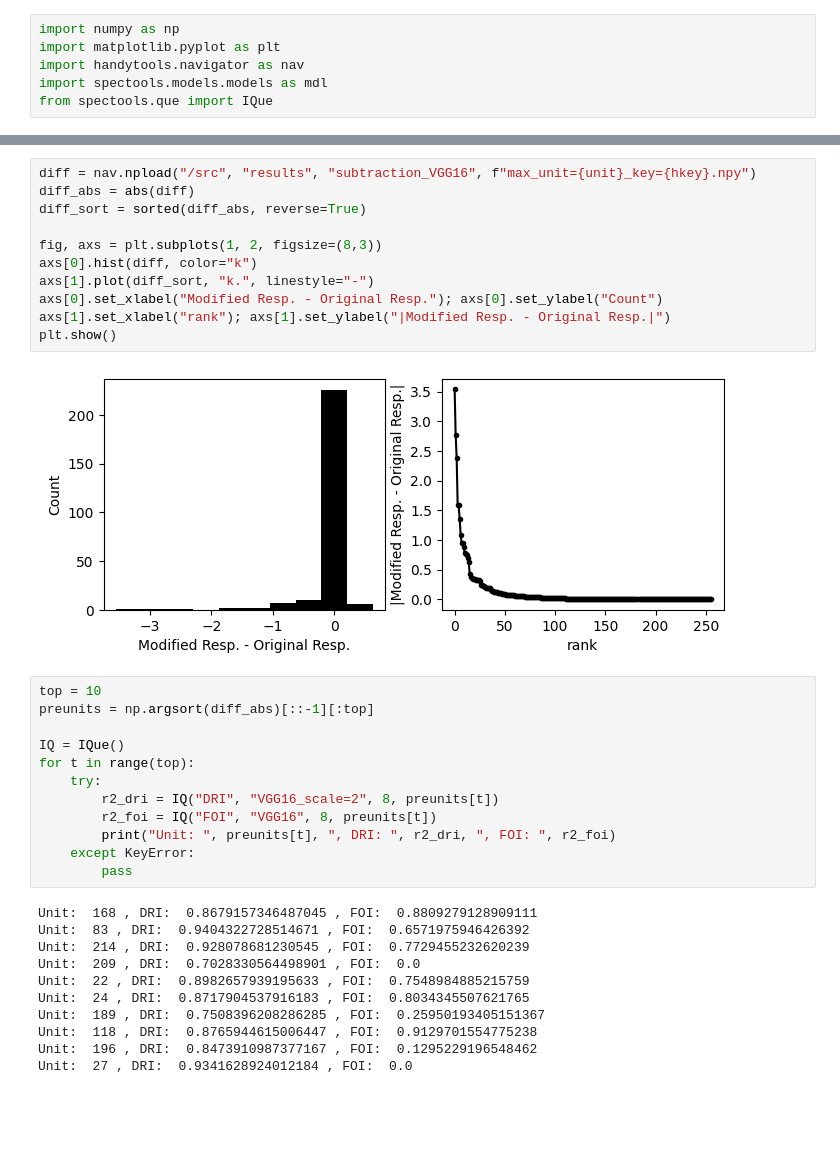
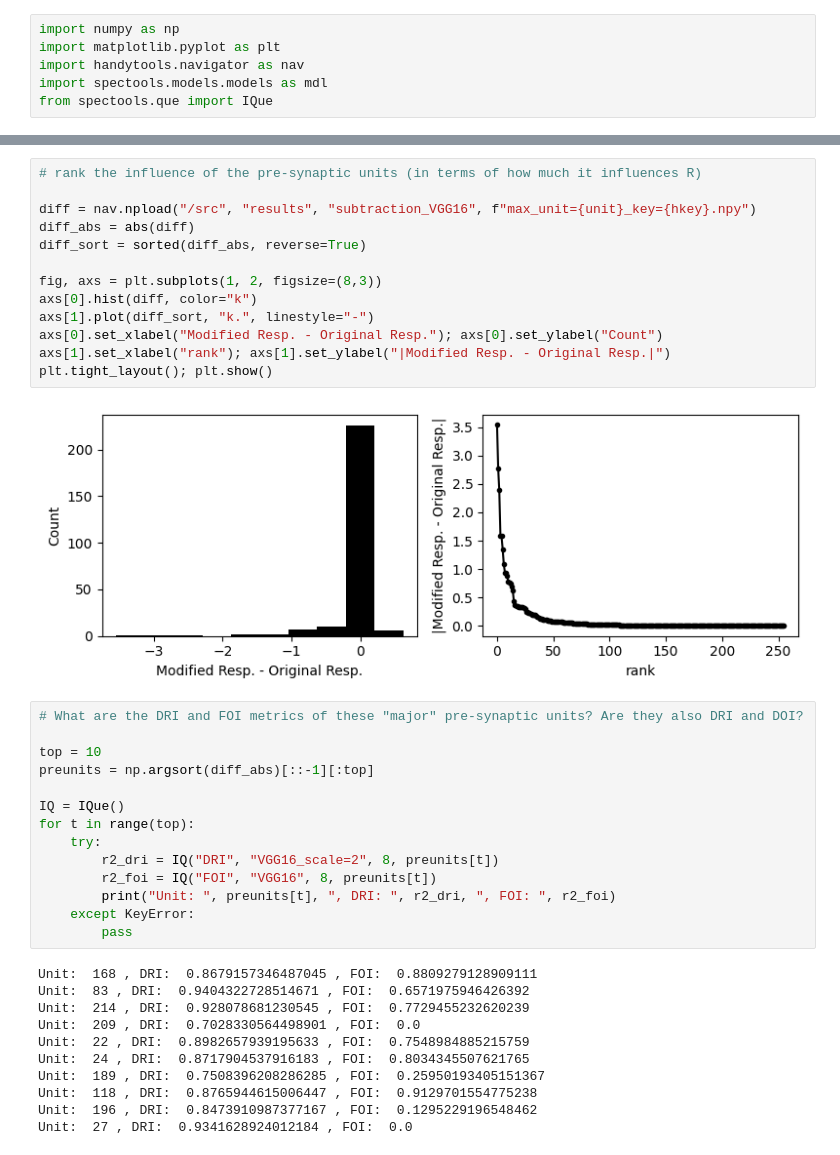
Before and after one commit to L24358/artiphisiology, a Jupyter notebook: main/reports/20230417_tracing.ipynb, the cells around one changed output, grey strips where cells are left out. Cells and saved outputs as stored; diff of their text form; blank space fills up the shorter version.

```diff
--- a/main/reports/20230417_tracing.ipynb
+++ b/main/reports/20230417_tracing.ipynb
@@ -11,17 +23,21 @@ R_ori = 22.959854
 # %%
+# rank the influence of the pre-synaptic units (in terms of how much it influences R)
+
 diff = nav.npload("/src", "results", "subtraction_VGG16", f"max_unit={unit}_key={hkey}.npy")
 diff_abs = abs(diff)
 diff_sort = sorted(diff_abs, reverse=True)
 
 fig, axs = plt.subplots(1, 2, figsize=(8,3))
 axs[0].hist(diff, color="k")
 axs[1].plot(diff_sort, "k.", linestyle="-")
 axs[0].set_xlabel("Modified Resp. - Original Resp."); axs[0].set_ylabel("Count")
 axs[1].set_xlabel("rank"); axs[1].set_ylabel("|Modified Resp. - Original Resp.|")
-plt.show()
+plt.tight_layout(); plt.show()
 # %% [output]
-[figure, old version]
+[figure, new version]
 # %%
+# What are the DRI and FOI metrics of these "major" pre-synaptic units? Are they also DRI and DOI?
+
 top = 10
 preunits = np.argsort(diff_abs)[::-1][:top]
 
```
Also changed, not shown: parts of 11 cells of this notebook, 1 other file.
